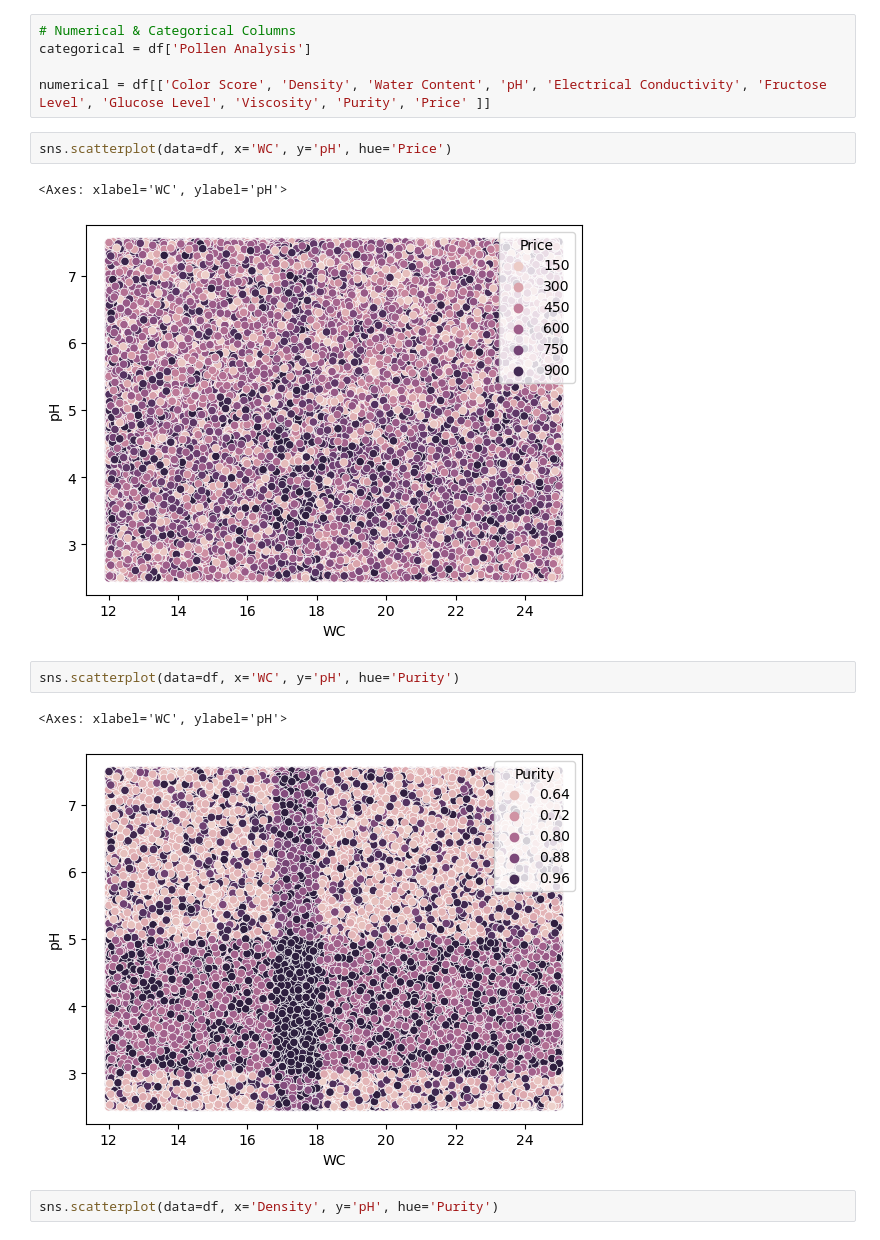
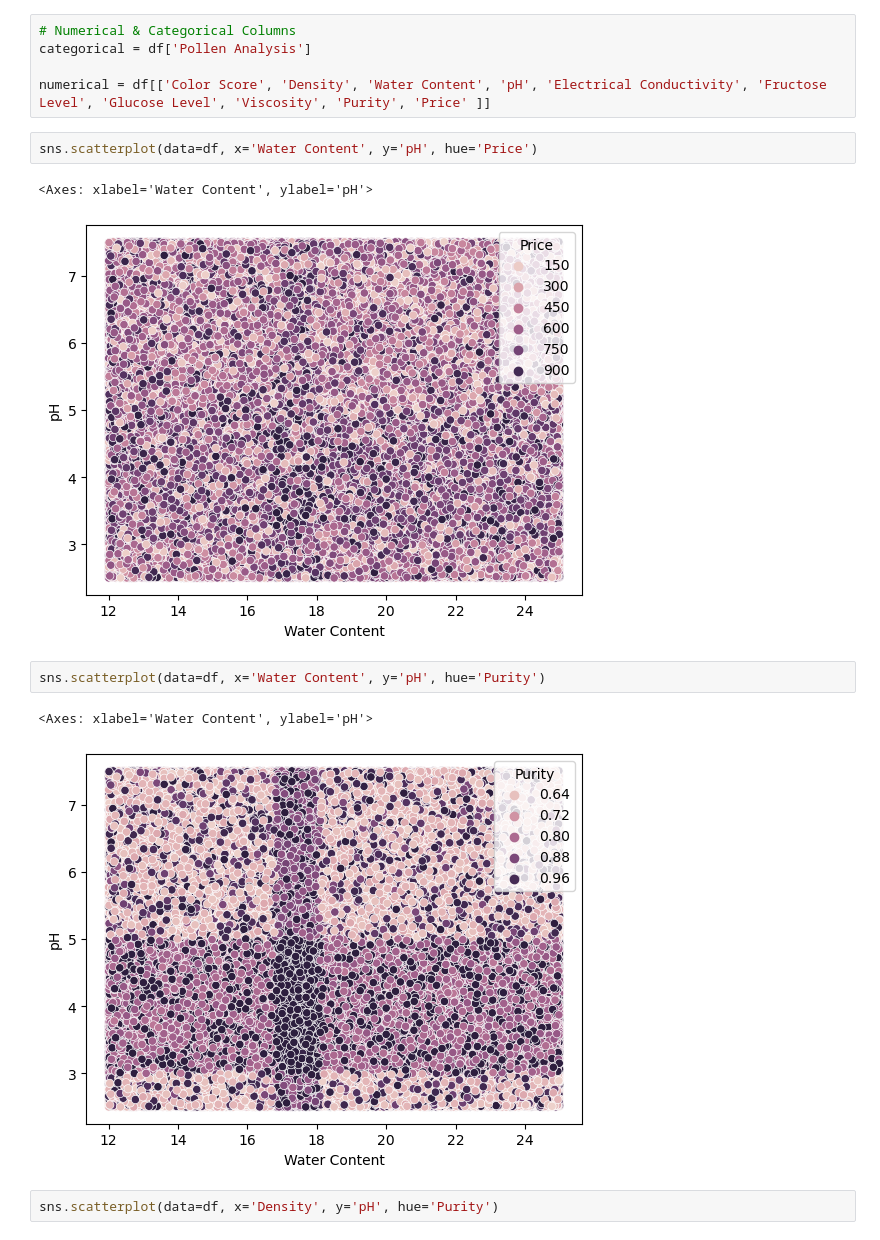
Before and after one commit to UARKHAWG/honeyInsights, a Jupyter notebook: eda.ipynb, the cells around one changed output. Cells and saved outputs as stored; diff of their text form.

```diff
--- a/eda.ipynb
+++ b/eda.ipynb
@@ -86,15 +102,15 @@ categorical = df['Pollen Analysis']
 
 numerical = df[['Color Score', 'Density', 'Water Content', 'pH', 'Electrical Conductivity', 'Fructose Level', 'Glucose Level', 'Viscosity', 'Purity', 'Price' ]]
 # %%
-sns.scatterplot(data=df, x='WC', y='pH', hue='Price')
+sns.scatterplot(data=df, x='Water Content', y='pH', hue='Price')
 # %% [output]
-<Axes: xlabel='WC', ylabel='pH'>
+<Axes: xlabel='Water Content', ylabel='pH'>
-[figure, old version]
+[figure, new version]
 # %%
-sns.scatterplot(data=df, x='WC', y='pH', hue='Purity')
+sns.scatterplot(data=df, x='Water Content', y='pH', hue='Purity')
 # %% [output]
-<Axes: xlabel='WC', ylabel='pH'>
+<Axes: xlabel='Water Content', ylabel='pH'>
-[figure, old version]
+[figure, new version]
 # %%
 sns.scatterplot(data=df, x='Density', y='pH', hue='Purity')
 # %% [output]
```
Also changed, not shown: parts of 6 cells of this notebook.
